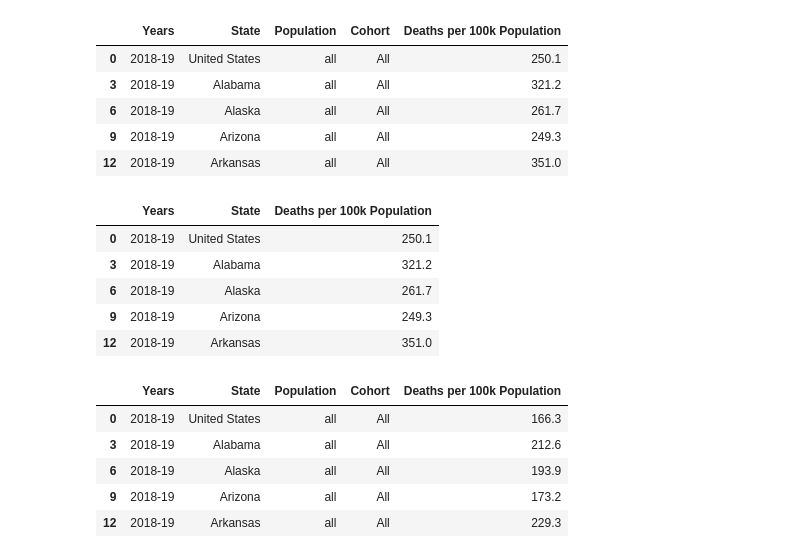
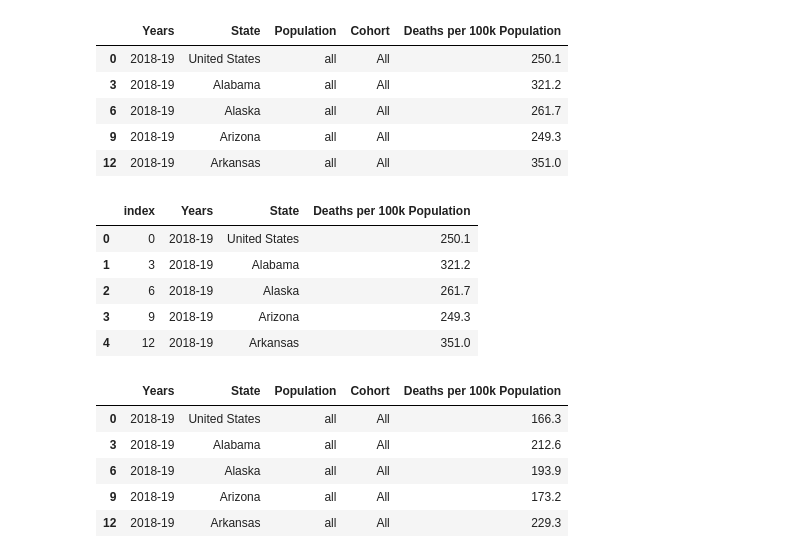
Before and after one commit to redpandata19/Project_1_Team_5, a Jupyter notebook: Premature_deaths.ipynb, the cells around one changed output. Cells and saved outputs as stored; diff of their text form; code cells hidden in the pictures.

Commit message:
resetting indexes, cleaning up code we replaced with .describe()

```diff
--- a/Premature_deaths.ipynb
+++ b/Premature_deaths.ipynb
@@ -215,15 +215,16 @@ avoi_deaths_narrow.head()
 | 12 | 2018-19 | Arkansas | all | All | 351.0 |
 # %%
 # Creating the df by choosing only the columns we want to keep (avoidable deaths)
-avoi_deaths_df = avoi_deaths_narrow[["Years", "State", "Deaths per 100k Population"]]
+# Resetting index
+avoi_deaths_df = avoi_deaths_narrow[["Years", "State", "Deaths per 100k Population"]].reset_index()
 avoi_deaths_df.head()
 # %% [output]
-|  | Years | State | Deaths per 100k Population |
-| 0 | 2018-19 | United States | 250.1 |
-| 3 | 2018-19 | Alabama | 321.2 |
-| 6 | 2018-19 | Alaska | 261.7 |
-| 9 | 2018-19 | Arizona | 249.3 |
-| 12 | 2018-19 | Arkansas | 351.0 |
+|  | index | Years | State | Deaths per 100k Population |
+| 0 | 0 | 2018-19 | United States | 250.1 |
+| 1 | 3 | 2018-19 | Alabama | 321.2 |
+| 2 | 6 | 2018-19 | Alaska | 261.7 |
+| 3 | 9 | 2018-19 | Arizona | 249.3 |
+| 4 | 12 | 2018-19 | Arkansas | 351.0 |
 # %%
 # Limiting the data to 2018-19 (2 year period) per state (preventable deaths)
 prev_deaths_narrow = prev_deaths.loc[prev_deaths["Years"]=="2018-19"]
```
Also changed, not shown: parts of 14 cells of this notebook.
